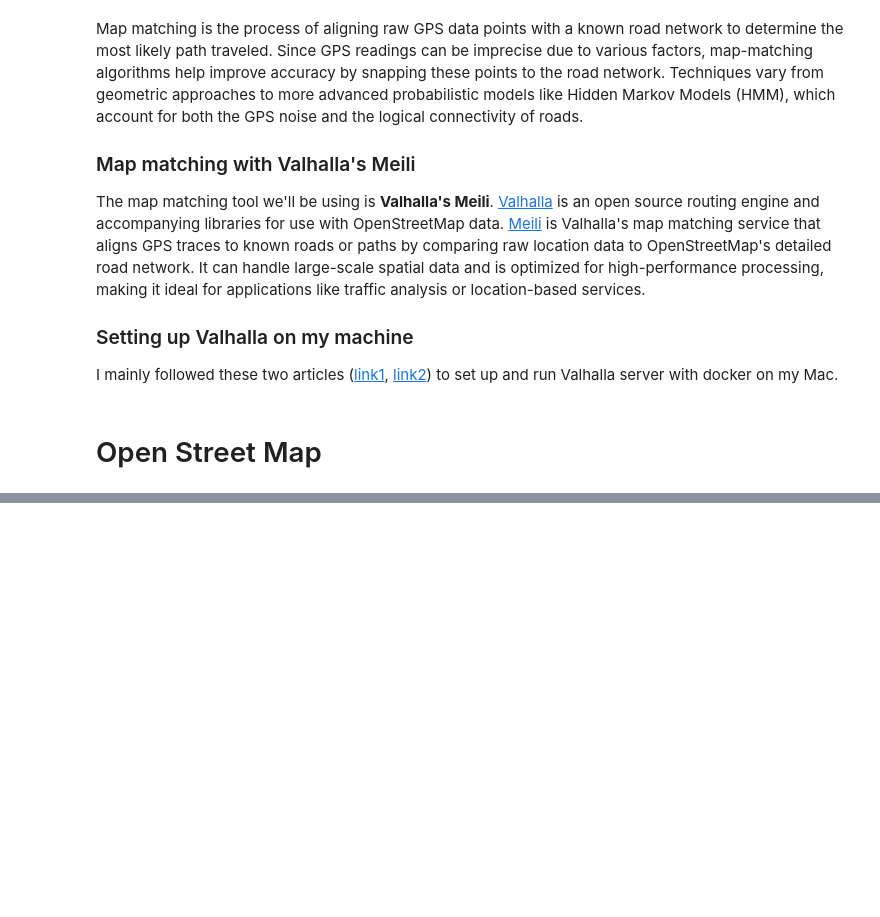
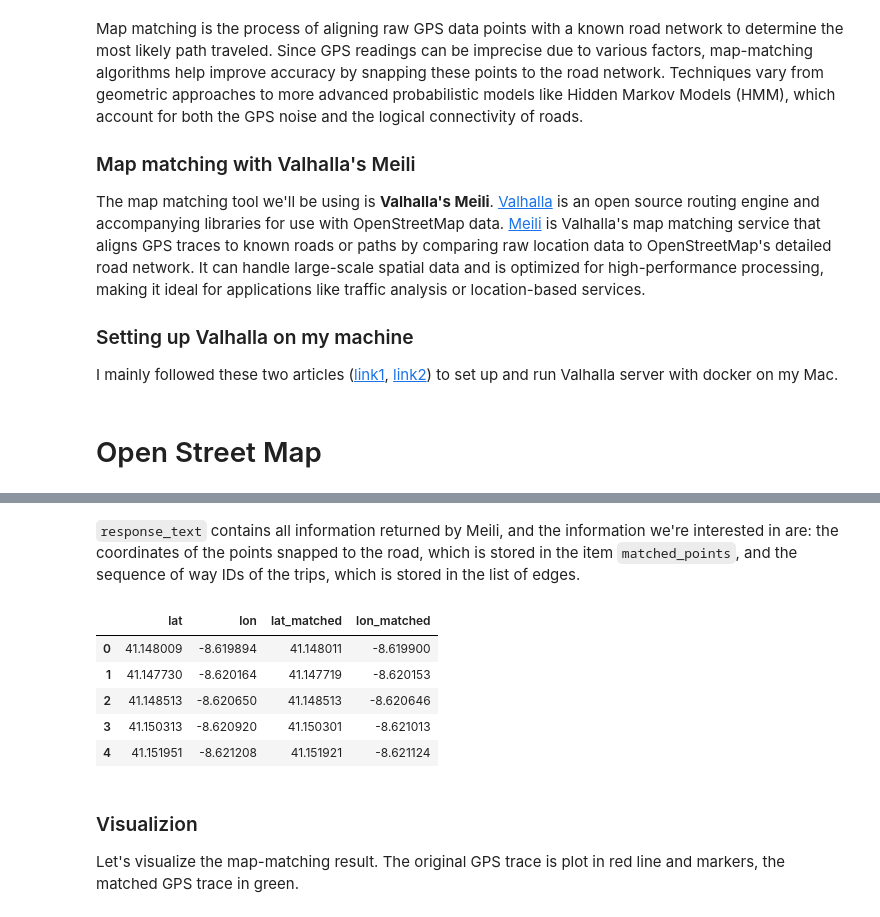
Before and after one commit to chengzwk/Porto-taxi, a Jupyter notebook: map_matching.ipynb, the cells around one changed output, grey strips where cells are left out. Saved outputs shown, nothing was run; the diff lists cells and outputs as text; code cells hidden in the pictures; blank space fills up the shorter version.

Commit message:
Map matching demo: complete Meili request, make initial visualization on map

```diff
--- a/map_matching.ipynb
+++ b/map_matching.ipynb
@@ -29,0 +56,51 @@ The history saving thread hit an unexpected error (OperationalError('attempt to
+# %%
+# Prepare the JSON payload for POST requests for the trace_routes action
+# Convert the prepared dataframe into a JSON
+meili_coordinates = trace.to_json(orient='records')
+
+# Providing needed data for the body of Meili's request
+meili_head = '{"shape":'
+# Parameters of the request
+meili_tail = ""","search_radius": 150, "shape_match":"map_snap", "costing":"auto", "format":"osrm"}"""
+
+# Combining all the string into a single request
+meili_request_body = meili_head + meili_coordinates + meili_tail
+# %%
+# Send the request
+import requests
+
+# The URL of our local Valhalla server
+# We're using the 'trace_attributes' action
+url = "http://localhost:8002/trace_attributes"
+
+# Providing headers to the request
+headers = {'Content-type': 'application/json'}
+
+# Sending a request
+r = requests.post(url, data=str(meili_request_body), headers=headers)
+# %%
+import json
+
+# Checking if the response from Meili was correct
+if r.status_code == 200:
+    # Parsing the JSON response
+    response_text = json.loads(r.text)
+else:
+    print("Incorrect request, status code {}".format(r.status_code))
+# %% [markdown]
+`response_text` contains all information returned by Meili, and the information we're interested in are: the coordinates of the points snapped to the road, which is stored in the item `matched_points`, and the sequence of way IDs of the trips, which is stored in the list of edges.
+# %%
+# Get the list of matched points and convert it into a dataframe
+matched_trace = response_text['matched_points']
+matched_trace = pd.DataFrame([(p['lat'], p['lon']) for p in matched_trace], columns=['lat_matched', 'lon_matched'])
+
+# Combine it with the dataframe of the original GPS trace
+trace = pd.concat([trace, matched_trace], axis=1)
+trace.head()
+# %% [output]
+|  | lat | lon | lat_matched | lon_matched |
+| 0 | 41.148009 | -8.619894 | 41.148011 | -8.619900 |
+| 1 | 41.147730 | -8.620164 | 41.147719 | -8.620153 |
+| 2 | 41.148513 | -8.620650 | 41.148513 | -8.620646 |
+| 3 | 41.150313 | -8.620920 | 41.150301 | -8.621013 |
+| 4 | 41.151951 | -8.621208 | 41.151921 | -8.621124 |
@@ -29,0 +110,3 @@ The history saving thread hit an unexpected error (OperationalError('attempt to
+# %% [markdown]
+### Visualizion
+Let's visualize the map-matching result. The original GPS trace is plot in red line and markers, the matched GPS trace in green.
```
Also changed, not shown: parts of 9 cells of this notebook.
